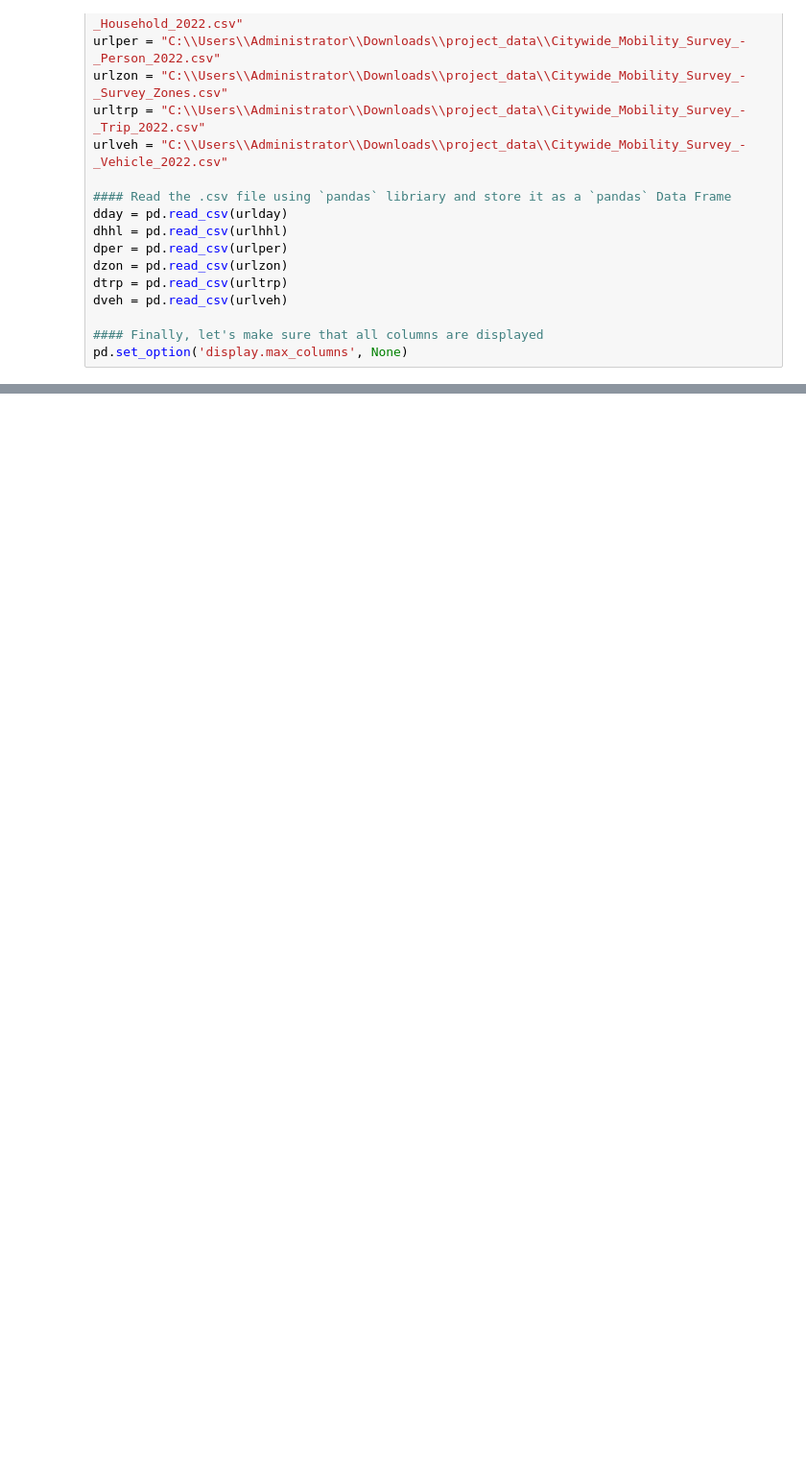
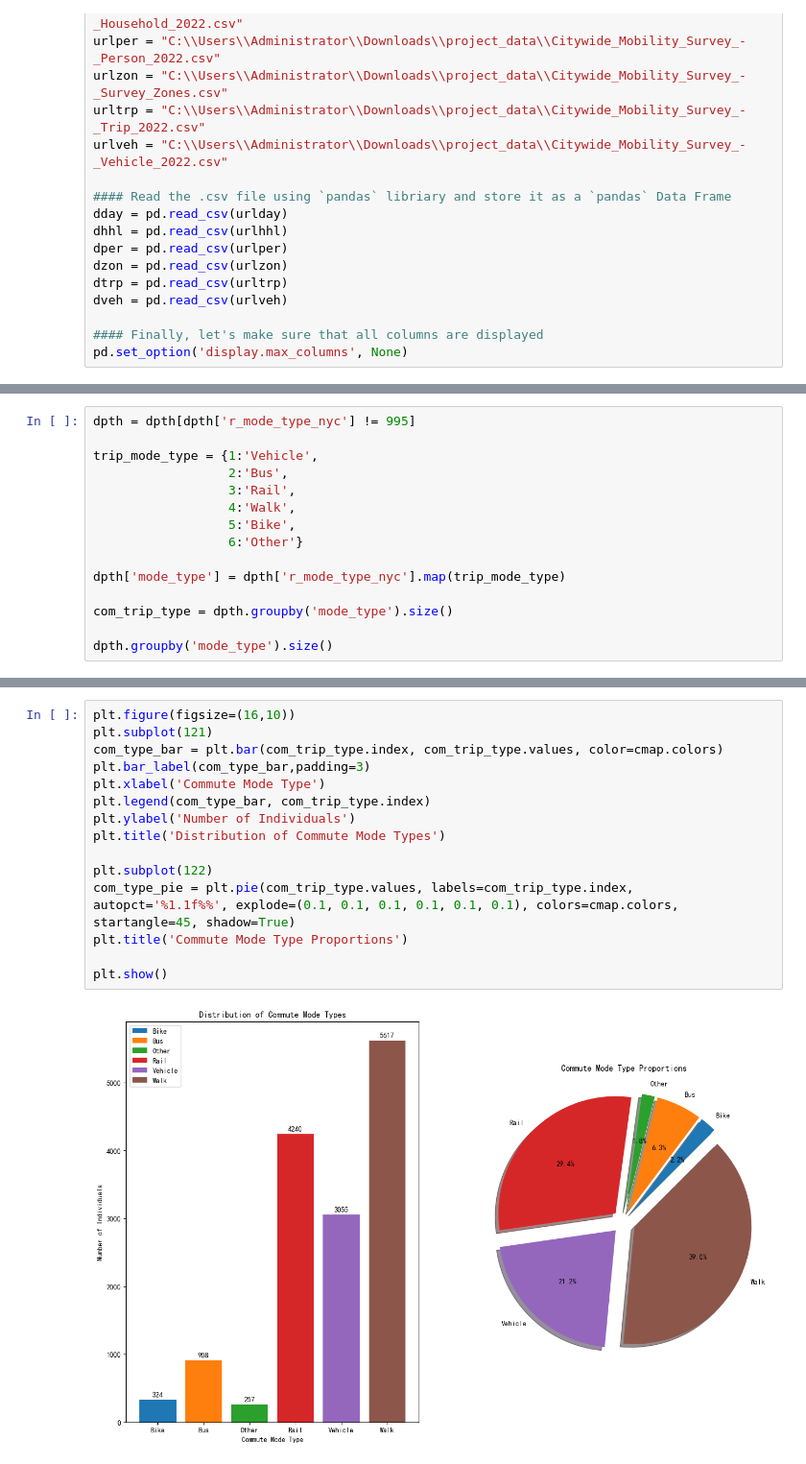
Before and after one commit to WenlongL1/CIE-539-Project, a Jupyter notebook: part5.ipynb, the cells around one changed output, grey strips where cells are left out. Shown: that part at 96% size. Saved outputs shown, nothing was run; the diff lists cells and outputs as text; blank space fills up the shorter version.

```diff
--- a/part5.ipynb
+++ b/part5.ipynb
@@ -33,0 +140,15 @@ pd.set_option('display.max_columns', None)
+# %%
+dpth = dpth[dpth['r_mode_type_nyc'] != 995]
+
+trip_mode_type = {1:'Vehicle',
+                  2:'Bus',
+                  3:'Rail',
+                  4:'Walk',
+                  5:'Bike',
+                  6:'Other'}
+
+dpth['mode_type'] = dpth['r_mode_type_nyc'].map(trip_mode_type)
+
+com_trip_type = dpth.groupby('mode_type').size()
+
+dpth.groupby('mode_type').size()
@@ -33,0 +164,17 @@ pd.set_option('display.max_columns', None)
+# %%
+plt.figure(figsize=(16,10))
+plt.subplot(121)
+com_type_bar = plt.bar(com_trip_type.index, com_trip_type.values, color=cmap.colors)
+plt.bar_label(com_type_bar,padding=3)
+plt.xlabel('Commute Mode Type')
+plt.legend(com_type_bar, com_trip_type.index)
+plt.ylabel('Number of Individuals')
+plt.title('Distribution of Commute Mode Types')
+
+plt.subplot(122)
+com_type_pie = plt.pie(com_trip_type.values, labels=com_trip_type.index, autopct='%1.1f%%', explode=(0.1, 0.1, 0.1, 0.1, 0.1, 0.1), colors=cmap.colors, startangle=45, shadow=True)
+plt.title('Commute Mode Type Proportions')
+
+plt.show()
+# %% [output]
+[figure, added]
```
Also changed, not shown: parts of 9 cells of this notebook, 1 other file.
